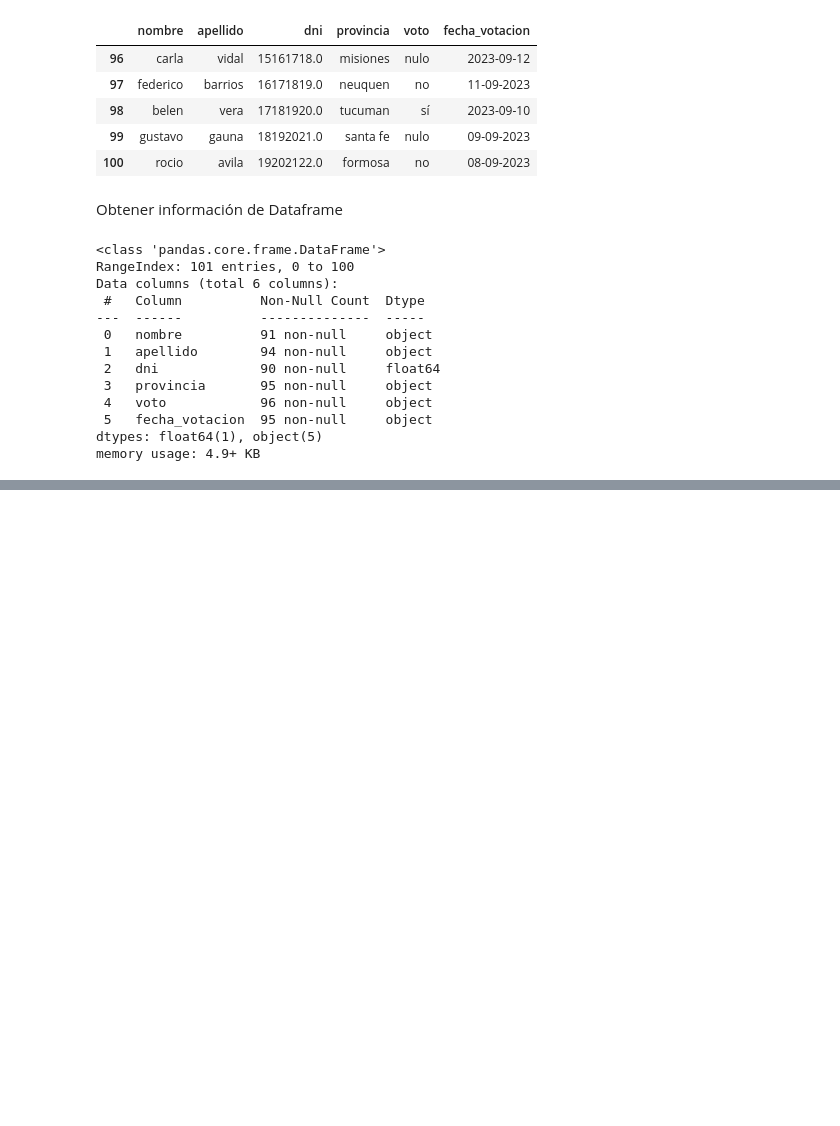
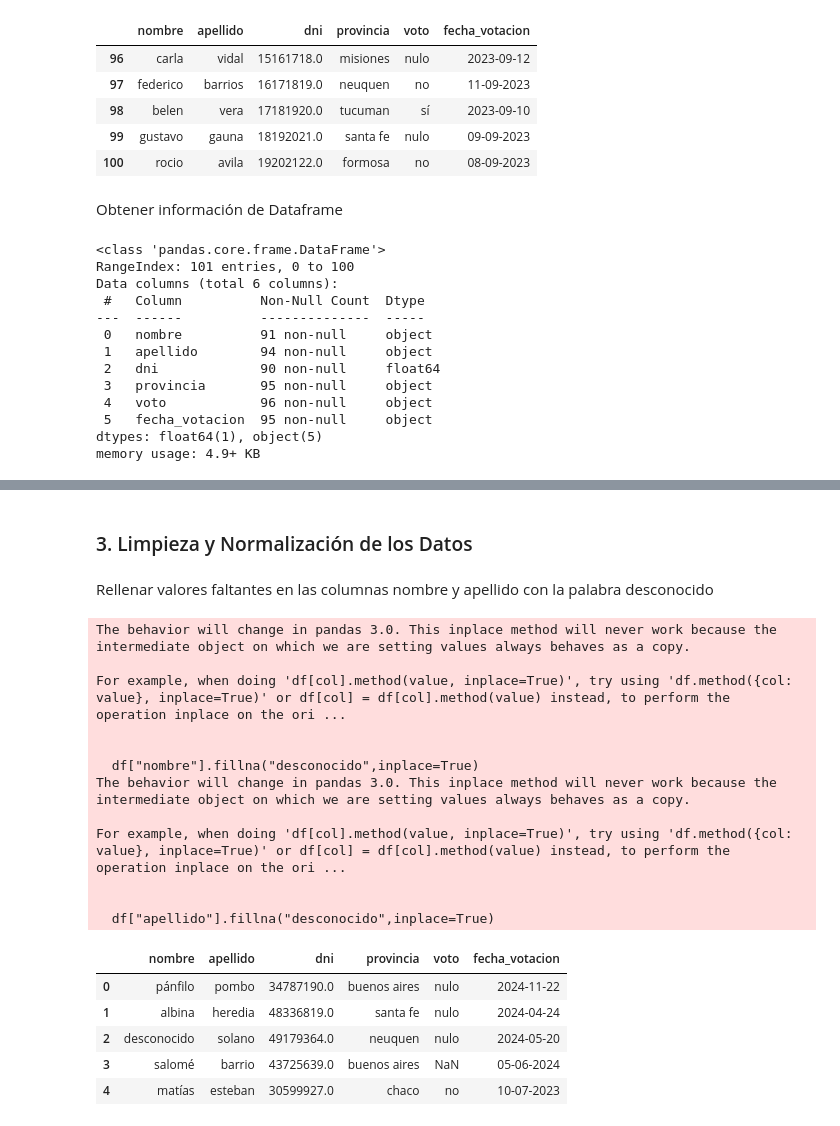
Before and after one commit to avilafelix998/parcial1_tlp3_felix_avila, a Jupyter notebook: main.ipynb, the cells around one changed output, grey strips where cells are left out. Drawn from its saved outputs; the diff is of its cells as text; code cells hidden in the pictures; blank space fills up the shorter version.

Commit message:
limpieza y normalización de los datos

```diff
--- a/main.ipynb
+++ b/main.ipynb
@@ -133,0 +142,27 @@ df.isnull().sum()
+# %% [markdown]
+### 3. Limpieza y Normalización de los Datos
+# %% [markdown]
+Rellenar valores faltantes en las columnas nombre y apellido con la palabra desconocido
+# %%
+df["nombre"].fillna("desconocido",inplace=True)
+df["apellido"].fillna("desconocido",inplace=True)
+df.head()
+# %% [output]
+The behavior will change in pandas 3.0. This inplace method will never work because the intermediate object on which we are setting values always behaves as a copy.
+
+For example, when doing 'df[col].method(value, inplace=True)', try using 'df.method({col: value}, inplace=True)' or df[col] = df[col].method(value) instead, to perform the operation inplace on the ori ...
+
+
+  df["nombre"].fillna("desconocido",inplace=True)
+The behavior will change in pandas 3.0. This inplace method will never work because the intermediate object on which we are setting values always behaves as a copy.
+
+For example, when doing 'df[col].method(value, inplace=True)', try using 'df.method({col: value}, inplace=True)' or df[col] = df[col].method(value) instead, to perform the operation inplace on the ori ...
+
+
+  df["apellido"].fillna("desconocido",inplace=True)
+|  | nombre | apellido | dni | provincia | voto | fecha_votacion |
+| 0 | pánfilo | pombo | 34787190.0 | buenos aires | nulo | 2024-11-22 |
+| 1 | albina | heredia | 48336819.0 | santa fe | nulo | 2024-04-24 |
+| 2 | desconocido | solano | 49179364.0 | neuquen | nulo | 2024-05-20 |
+| 3 | salomé | barrio | 43725639.0 | buenos aires | NaN | 05-06-2024 |
+| 4 | matías | esteban | 30599927.0 | chaco | no | 10-07-2023 |
```
Also changed, not shown: parts of 14 cells of this notebook.
